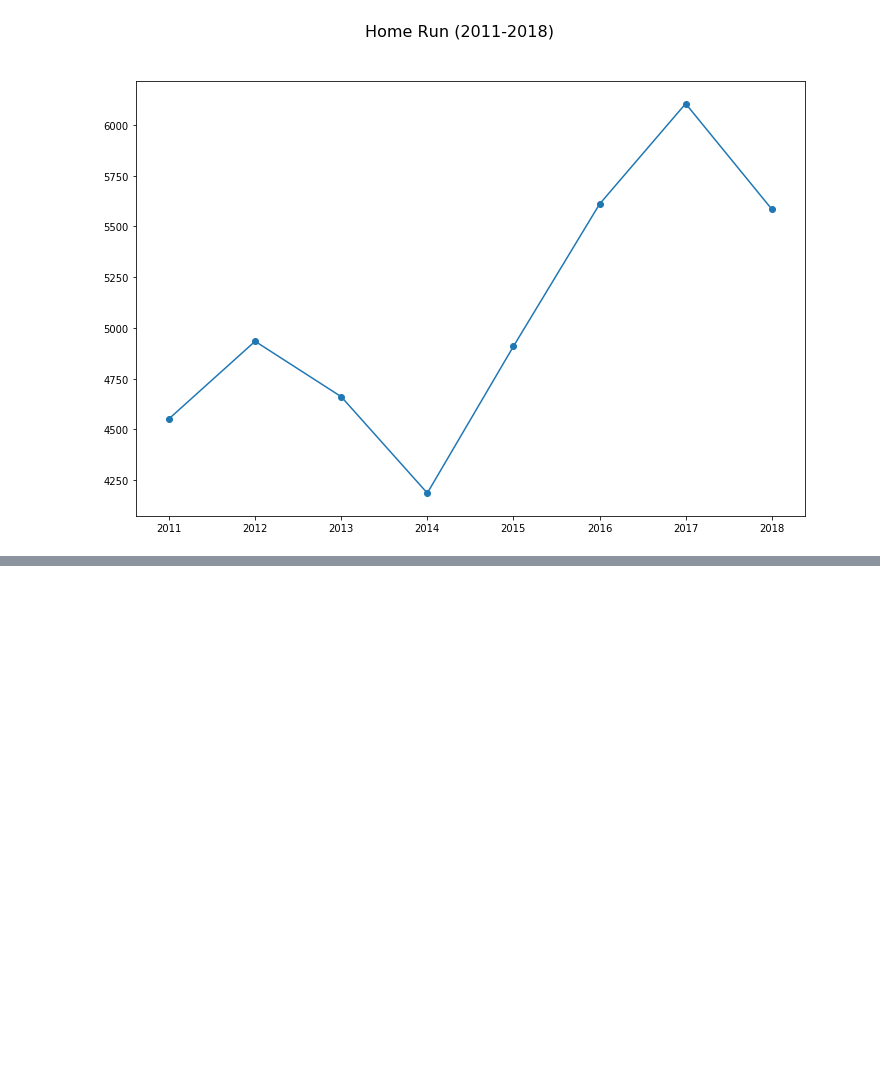
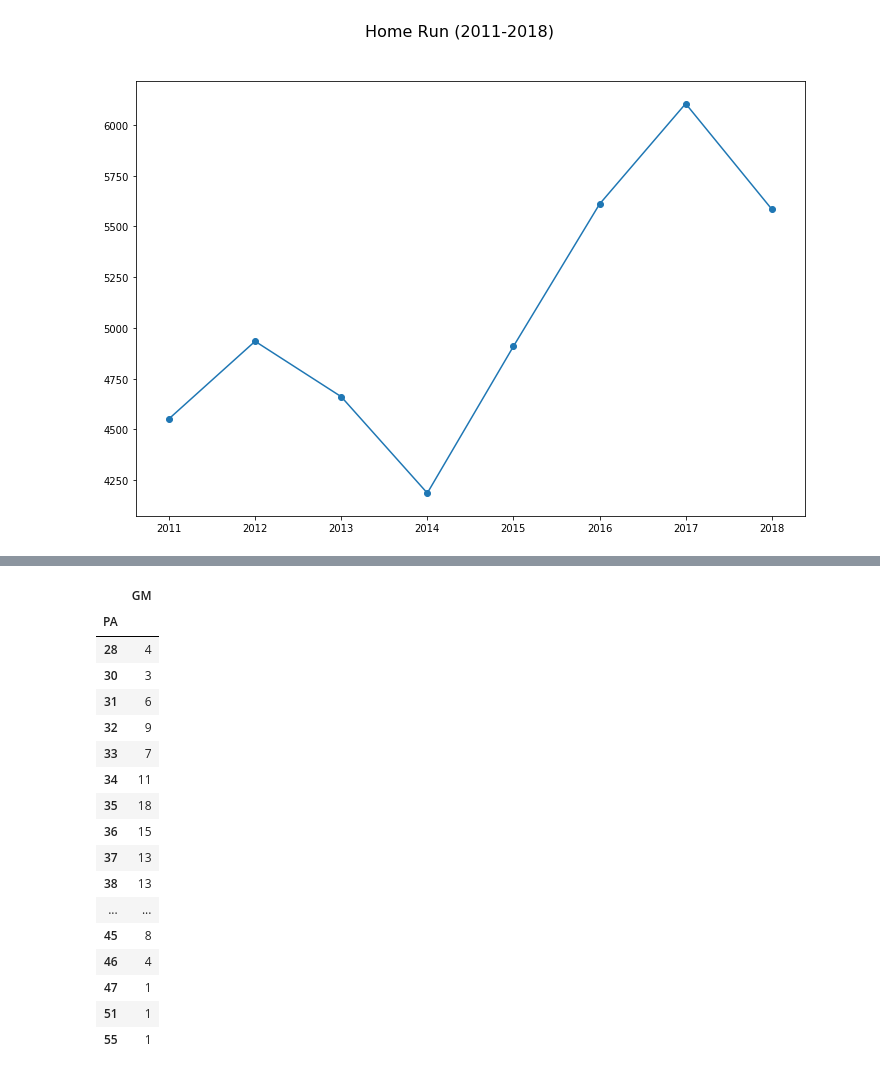
Before and after one commit to xulianrenzoku/battingorder, a Jupyter notebook: batting_order_trend_analysis.ipynb, the cells around one changed output, grey strips where cells are left out. Cells and saved outputs as stored; diff of their text form; code cells hidden in the pictures; blank space fills up the shorter version.

```diff
--- a/batting_order_trend_analysis.ipynb
+++ b/batting_order_trend_analysis.ipynb
@@ -415,0 +426,23 @@ scraped_11_18.head(5)
+# %%
+scraped_11_18[scraped_11_18.Season_Tm == '2018 LAA']\
+.groupby('GM')[['PA']].sum().reset_index()\
+.groupby('PA').count()
+# %% [output]
+|  | GM |
+| PA |  |
+| 28 | 4 |
+| 30 | 3 |
+| 31 | 6 |
+| 32 | 9 |
+| 33 | 7 |
+| 34 | 11 |
+| 35 | 18 |
+| 36 | 15 |
+| 37 | 13 |
+| 38 | 13 |
+| ... | ... |
+| 45 | 8 |
+| 46 | 4 |
+| 47 | 1 |
+| 51 | 1 |
+| 55 | 1 |
```
Also changed, not shown: parts of 7 cells of this notebook.
